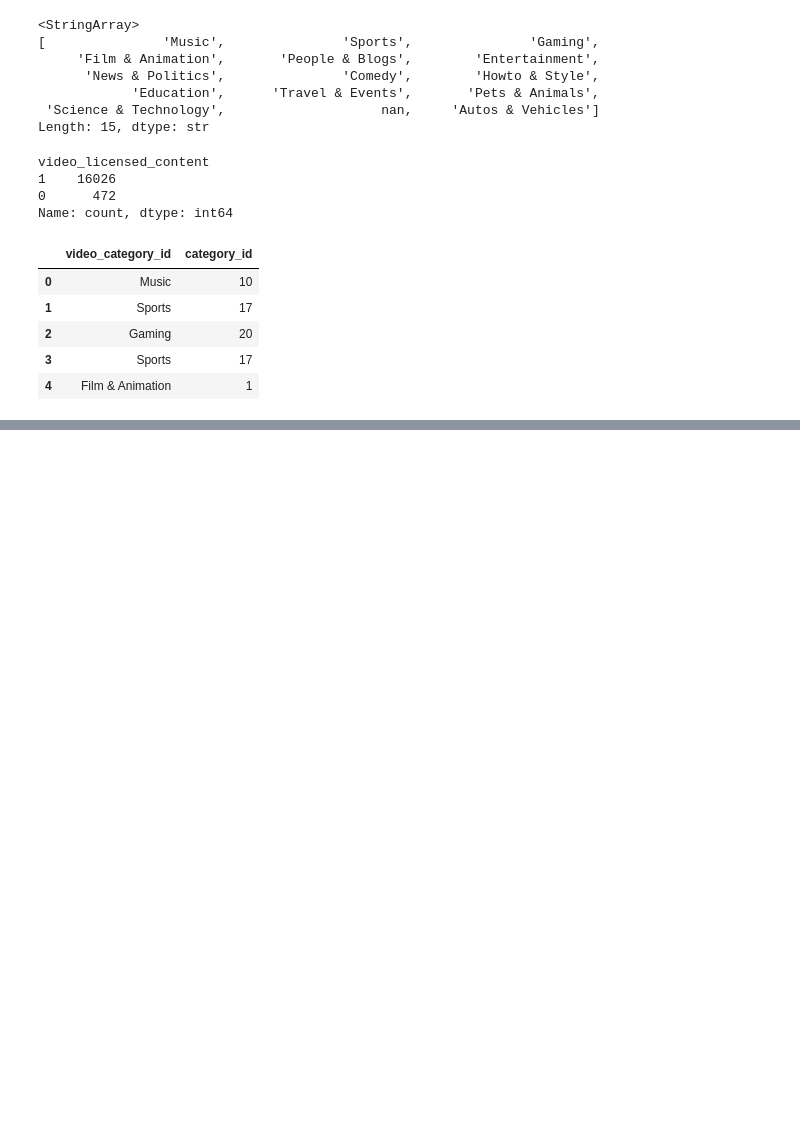
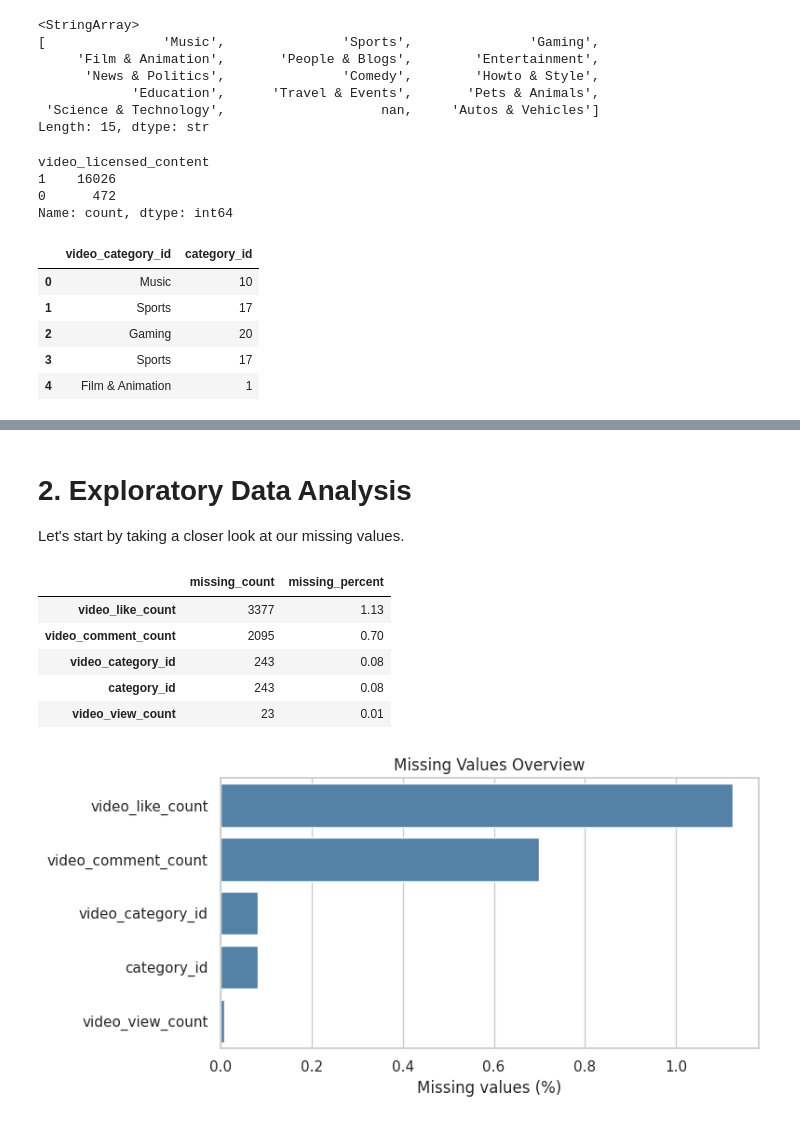
Before and after one commit to carlosfrancose/SpringboardCapstone2, a Jupyter notebook: notebooks/capstone_two.ipynb, the cells around one changed output, grey strips where cells are left out. Drawn from its saved outputs; the diff is of its cells as text; code cells hidden in the pictures; blank space fills up the shorter version.

```diff
--- a/notebooks/capstone_two.ipynb
+++ b/notebooks/capstone_two.ipynb
@@ -363,0 +366,35 @@ df.head()
+# %% [markdown]
+# 2. Exploratory Data Analysis
+
+Let's start by taking a closer look at our missing values.
+# %%
+missing_count = df.isna().sum()
+missing_percent = missing_count / len(df) * 100
+
+missing_summary = pd.DataFrame({
+    "missing_count": missing_count,
+    "missing_percent": missing_percent,
+})
+
+missing_summary = missing_summary[missing_summary["missing_count"] > 0]
+missing_summary = missing_summary.sort_values("missing_count", ascending=False)
+
+
+display(missing_summary.round(2))
+
+missing_plot = missing_summary.reset_index(names="column").head(10)
+plt.figure(figsize=(8, 4))
+sns.barplot(data=missing_plot, x="missing_percent", y="column", color="steelblue")
+plt.xlabel("Missing values (%)")
+plt.ylabel("")
+plt.title("Missing Values Overview")
+plt.tight_layout()
+plt.show()
+# %% [output]
+|  | missing_count | missing_percent |
+| video_like_count | 3377 | 1.13 |
+| video_comment_count | 2095 | 0.70 |
+| video_category_id | 243 | 0.08 |
+| category_id | 243 | 0.08 |
+| video_view_count | 23 | 0.01 |
+[figure, added]
```
Also changed, not shown: parts of 20 cells of this notebook.
